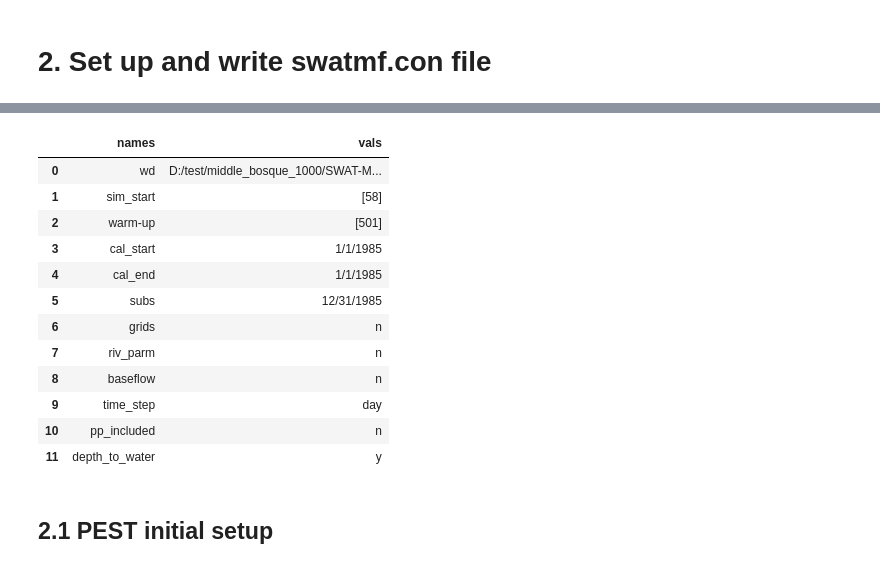
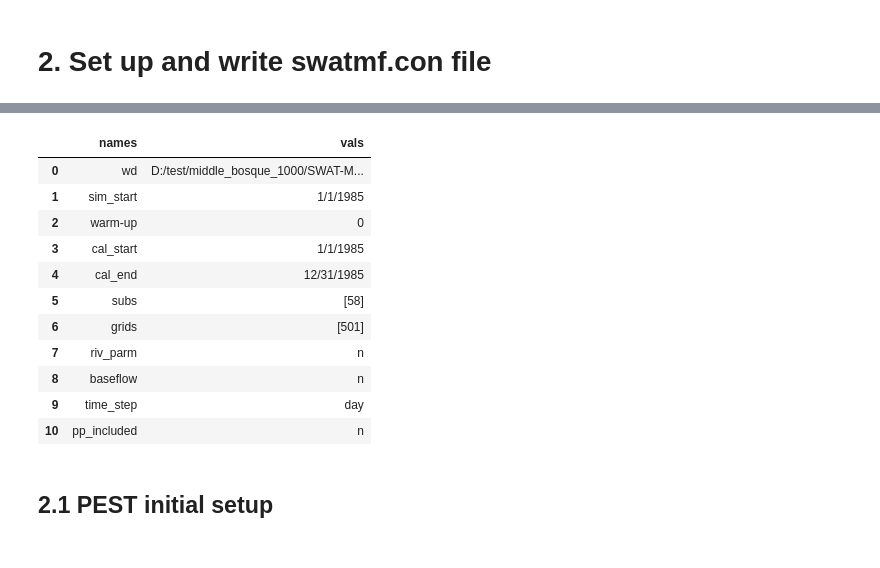
Before and after one commit to spark-brc/swatmf, a Jupyter notebook: tutorials/01_zon_setup.ipynb, the cells around one changed output, grey strips where cells are left out. Saved outputs shown, nothing was run; the diff lists cells and outputs as text; code cells hidden in the pictures.

```diff
--- a/tutorials/01_zon_setup.ipynb
+++ b/tutorials/01_zon_setup.ipynb
@@ -60,22 +27,35 @@ cal_end = '12/31/1985'
 # working directory
 swatmf_model = "D:/test/middle_bosque_1000/SWAT-MODFLOW"
 swat_model = "D:/test/middle_bosque_1000/SWAT"
+# %%
+# calibration period
+sim_start = '1/1/1985'
+warmup = 0
+cal_start = '1/1/1985'
+cal_end = '12/31/1985'
+
+# time step
+time_step = 'day'
+
+# locations (what our targets)
+subs = [58]
+grids = [501]
 # %%
-swatmf_pst_utils.create_swatmf_con(swatmf_model, subs, grids, sim_start, cal_start, cal_end, depth_to_water=depth_to_water)
+swatmf_pst_utils.create_swatmf_con(
+    swatmf_model, sim_start, warmup, cal_start, cal_end, subs=subs, grids=grids)
 # %% [output]
 |  | names | vals |
 | 0 | wd | D:/test/middle_bosque_1000/SWAT-M... |
-| 1 | sim_start | [58] |
-| 2 | warm-up | [501] |
+| 1 | sim_start | 1/1/1985 |
+| 2 | warm-up | 0 |
 | 3 | cal_start | 1/1/1985 |
-| 4 | cal_end | 1/1/1985 |
-| 5 | subs | 12/31/1985 |
-| 6 | grids | n |
+| 4 | cal_end | 12/31/1985 |
+| 5 | subs | [58] |
+| 6 | grids | [501] |
 | 7 | riv_parm | n |
 | 8 | baseflow | n |
 | 9 | time_step | day |
 | 10 | pp_included | n |
-| 11 | depth_to_water | y |
 # %% [markdown]
 ## 2.1 PEST initial setup
 # %%
```
Also changed, not shown: parts of 32 cells of this notebook, 10 other files.
